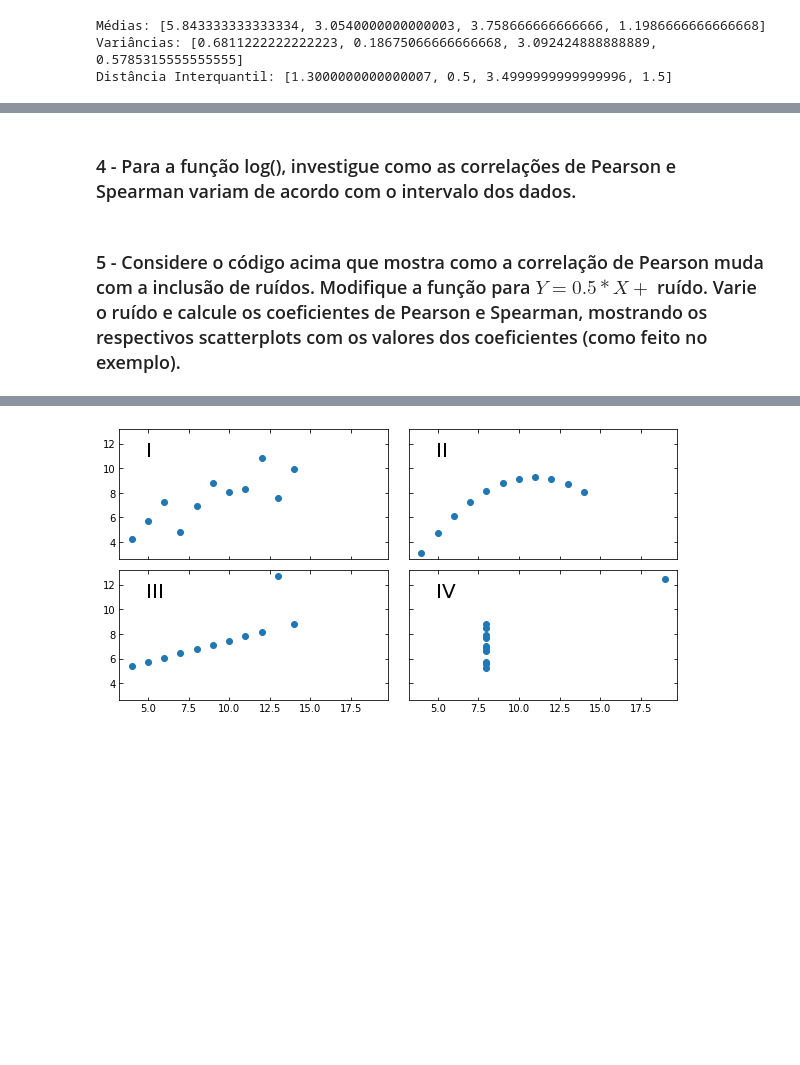
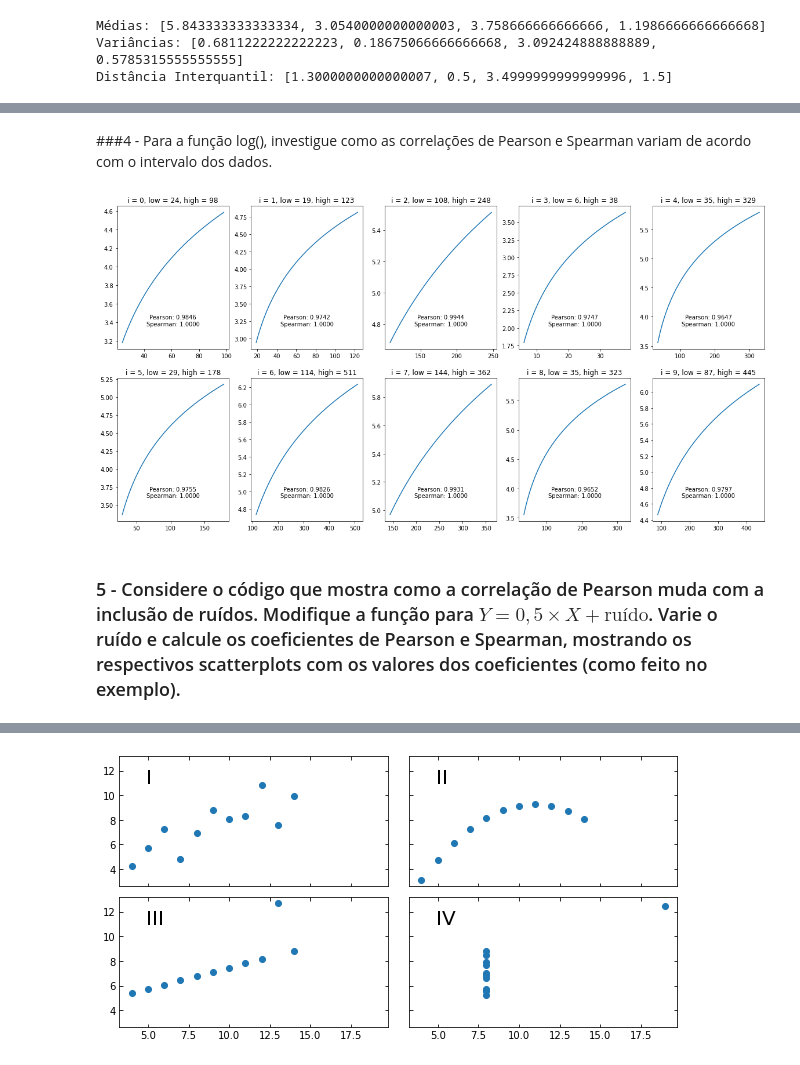
Before and after one commit to YagoBardelotte/IntroDataScience, a Jupyter notebook: Projeto2.ipynb, the cells around one changed output, grey strips where cells are left out. Saved outputs shown, nothing was run; the diff lists cells and outputs as text; code cells hidden in the pictures; blank space fills up the shorter version.

```diff
--- a/Projeto2.ipynb
+++ b/Projeto2.ipynb
@@ -135,4 +169,32 @@ plt.show()
 # %% [markdown]
-### 4 - Para a função log(), investigue como as correlações de Pearson e Spearman variam de acordo com o intervalo dos dados.
+###4 - Para a função log(), investigue como as correlações de Pearson e Spearman variam de acordo com o intervalo dos dados.
+# %%
+# Gera n dados em um intervalo [a, b] e aplica a função logaritma
+def gerar_dados_log(a, b, n):
+    x = np.linspace(a, b, n)
+    y = np.log(x)
+    return [x, y]
+
+# Gera dados de log para intervalos aleatorios
+dados_gerados_log = []
+
+for i in range(0, 10):
+    low = np.random.randint(low = i + 1, high = (i + 10) * 10)
+    high = np.random.randint(low = low + 1, high = 10 * (low + 2)^3)
+
+    dados_gerados_log.append([low, high, gerar_dados_log(low, high, 1000)])
+# %%
+figure, axes = plt.subplots(2, 5, figsize = (20, 10))
+
+for i in range(len(dados_gerados_log)):
+    axes_index = (int(i / int(len(dados_gerados_log) / 2)) % int(len(dados_gerados_log) / 2),  i % int(len(dados_gerados_log) / 2))
+    axes[axes_index].set_title("i = {}, low = {}, high = {}".format(i, dados_gerados_log[i][0], dados_gerados_log[i][1]))
+    axes[axes_index].plot(dados_gerados_log[i][2][0], dados_gerados_log[i][2][1])
+    axes[axes_index].text(0.5, 0.2, "Pearson: {:.4f}\nSpearman: {:.4f}".format(
+        pearsonr(dados_gerados_log[i][2][0], dados_gerados_log[i][2][1])[0],
+        spearmanr(dados_gerados_log[i][2][0], dados_gerados_log[i][2][1])[0]),
+    horizontalalignment = "center", verticalalignment = "center", transform = axes[axes_index].transAxes)
+# %% [output]
+[figure, added]
 # %% [markdown]
-### 5 - Considere o código acima que mostra como a correlação de Pearson muda com a inclusão de ruídos. Modifique a função para $Y = 0.5*X +$ ruído. Varie o ruído e calcule os coeficientes de Pearson e Spearman, mostrando os respectivos scatterplots com os valores dos coeficientes (como feito no exemplo).
+### 5 - Considere o código que mostra como a correlação de Pearson muda com a inclusão de ruídos. Modifique a função para  $Y = 0,5 \times X+\text{ruído}$. Varie o ruído e calcule os coeficientes de Pearson e Spearman, mostrando os respectivos scatterplots com os valores dos coeficientes (como feito no exemplo).
```
Also changed, not shown: parts of 21 cells of this notebook, 3 other files.
